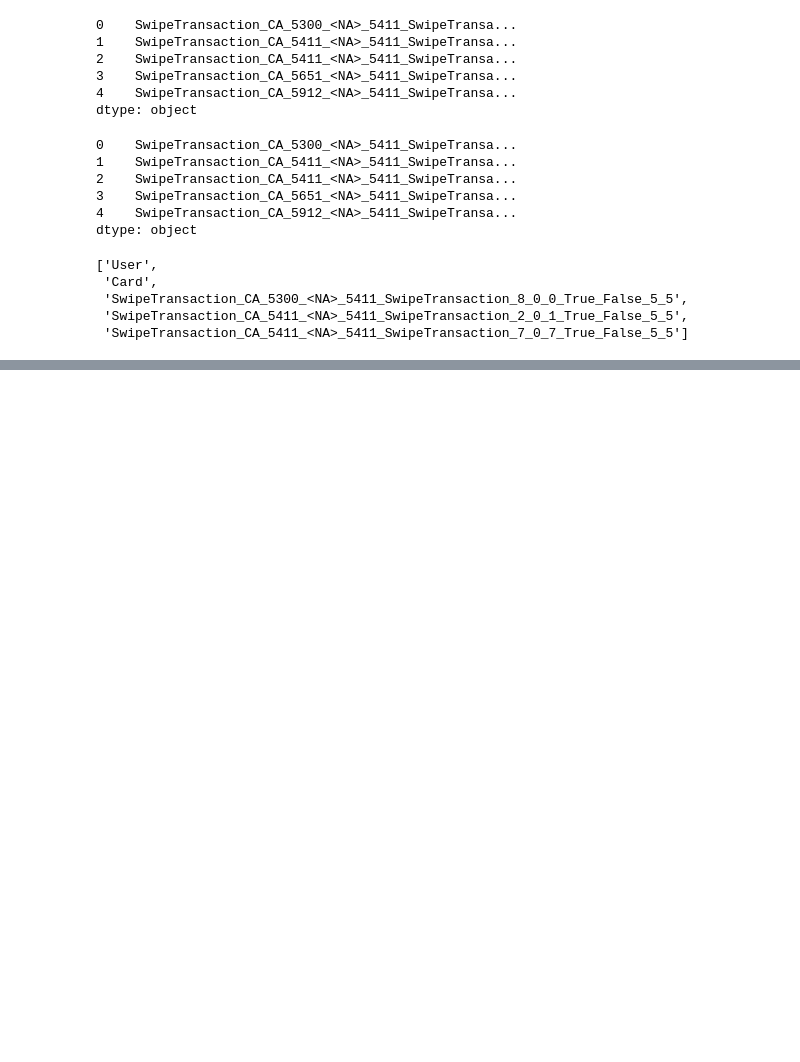
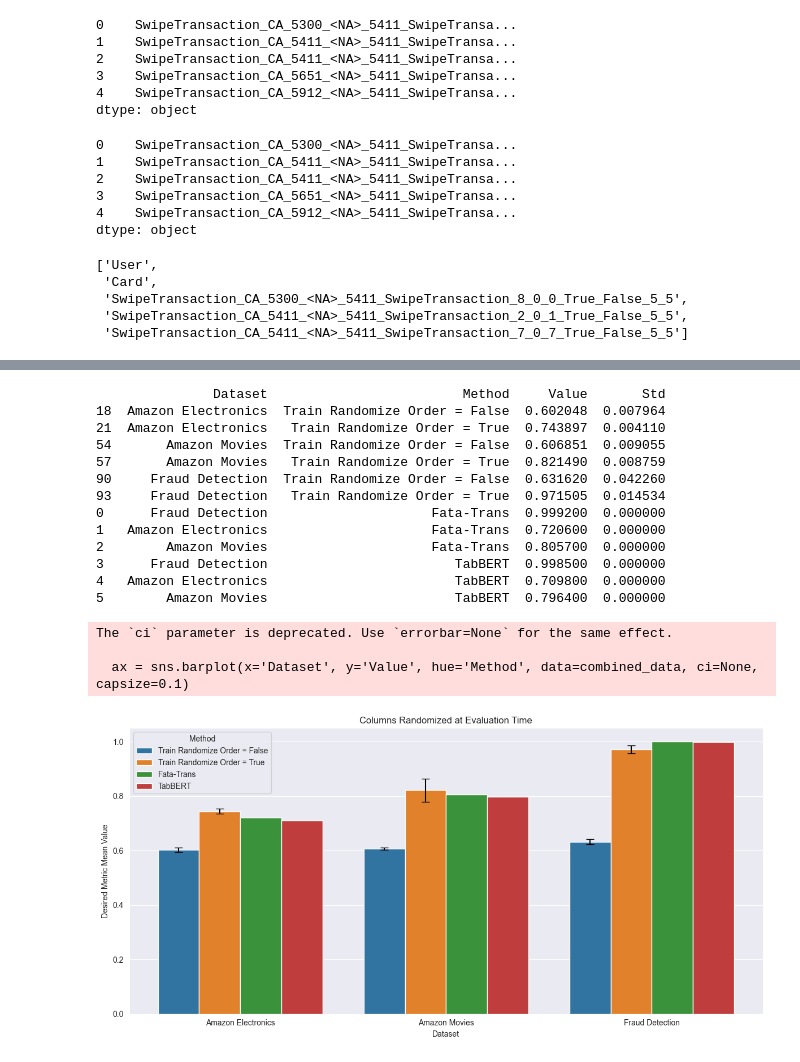
Before and after one commit to alexstein0/event_prediction, a Jupyter notebook: dataset_visualization.ipynb, the cells around one changed output, grey strips where cells are left out. Drawn from its saved outputs; the diff is of its cells as text; code cells hidden in the pictures; blank space fills up the shorter version.

```diff
--- a/dataset_visualization.ipynb
+++ b/dataset_visualization.ipynb
@@ -92,0 +681,46 @@ post_processed_data[:5]
+# %%
+combined_data = pd.concat([plot_data[['Dataset', 'Method', 'Value', 'Std']], benchmark_df])
+print(combined_data)
+# Plotting the bar chart with error bars
+plt.figure(figsize=(12, 6))
+
+# Using seaborn to plot the bar chart
+ax = sns.barplot(x='Dataset', y='Value', hue='Method', data=combined_data, ci=None, capsize=0.1)
+
+# Adding the error bars manually for 'Train Randomize Order'
+for i, (index, row) in enumerate(plot_data.iterrows()):
+    bar = ax.patches[i]
+    x = bar.get_x() + bar.get_width() / 2
+    y = bar.get_height()
+    std = row['Std']
+    ax.errorbar(x, y, yerr=std, fmt='none', c='black', capsize=5)
+
+# Adding labels and title
+plt.xlabel('Dataset')
+plt.ylabel('Desired Metric Mean Value')
+plt.title('Columns Randomized at Evaluation Time')
+plt.legend(title='Method')
+
+
+# Displaying the plot
+plt.tight_layout()
+plt.savefig('Randomized_Eval.png')
+plt.show()
+# %% [output]
+               Dataset                         Method     Value       Std
+18  Amazon Electronics  Train Randomize Order = False  0.602048  0.007964
+21  Amazon Electronics   Train Randomize Order = True  0.743897  0.004110
+54       Amazon Movies  Train Randomize Order = False  0.606851  0.009055
+57       Amazon Movies   Train Randomize Order = True  0.821490  0.008759
+90     Fraud Detection  Train Randomize Order = False  0.631620  0.042260
+93     Fraud Detection   Train Randomize Order = True  0.971505  0.014534
+0      Fraud Detection                     Fata-Trans  0.999200  0.000000
+1   Amazon Electronics                     Fata-Trans  0.720600  0.000000
+2        Amazon Movies                     Fata-Trans  0.805700  0.000000
+3      Fraud Detection                        TabBERT  0.998500  0.000000
+4   Amazon Electronics                        TabBERT  0.709800  0.000000
+5        Amazon Movies                        TabBERT  0.796400  0.000000
+The `ci` parameter is deprecated. Use `errorbar=None` for the same effect.
+
+  ax = sns.barplot(x='Dataset', y='Value', hue='Method', data=combined_data, ci=None, capsize=0.1)
+[figure, added]
```
Also changed, not shown: parts of 12 cells of this notebook, 2 other files.
